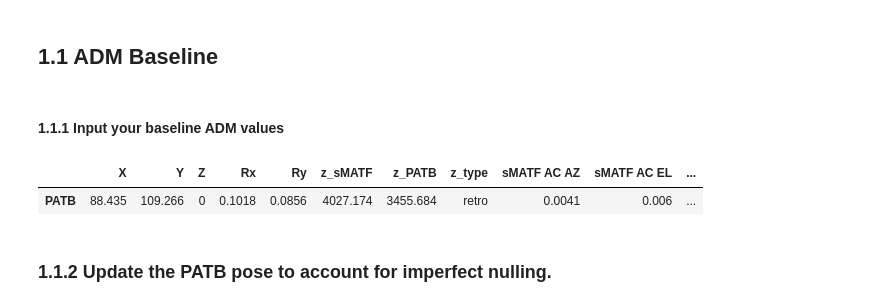
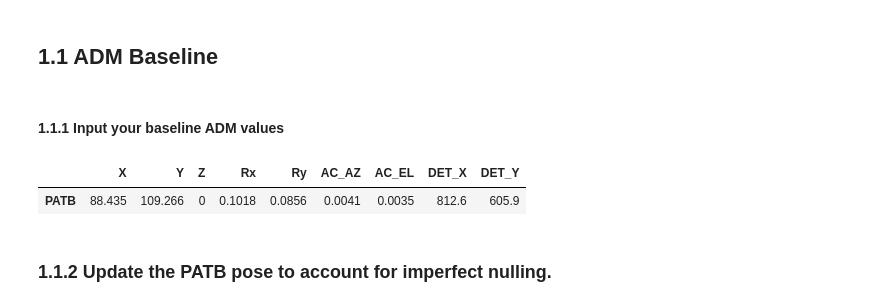
Before and after one commit to evanbray1/ADMTools, a Jupyter notebook: Pose Updater.ipynb, the cells around one changed output. Drawn from its saved outputs; the diff is of its cells as text; code cells hidden in the pictures.

```diff
--- a/Pose Updater.ipynb
+++ b/Pose Updater.ipynb
@@ -84,34 +87,18 @@ if not any(np.isfinite(pose_actual.values.astype(float)).ravel()):
 #### 1.1.1 Input your baseline ADM values
 # %%
 # 4/1 SES cold
-#z_null_sMATF_baseline = 4.027174*1000.
-#z_null_PATB_baseline = 3.455684*1000.
-#sMATF_baseline = pd.DataFrame(dict({'AC_AZ':0.0041,'AC_EL':0.006,'DET_X':811.9,'DET_Y':604.6}),index=['sMATF'])
-#p_null_PATB_baseline_encoder = pd.DataFrame(dict({'X':88.435, 'Y':109.266,'Z':0,'Rx':0.1018,'Ry':0.0856,
-#                                                  'AC_AZ':0.0041,'AC_EL':0.0035,'DET_X':812.6,'DET_Y':605.9}),index=['PATB'])
-
-p_null_PATB_baseline_encoder = pd.DataFrame(dict({'X':88.435, 'Y':109.266,'Z':0,
-                                                  'Rx':0.1018,'Ry':0.0856,
-                                                  'z_sMATF':4.027174*1000.,
-                                                  'z_PATB':3.455684*1000.,
-                                                  'z_type':'retro',
-                                                  'sMATF AC AZ':0.0041,
-                                                  'sMATF AC EL':0.006,
-                                                  'PATB AC AZ':0.0041,
-                                                  'PATB AC EL':0.0035,
-                                                  'sMATF Pri LED X':811.9,
-                                                  'sMATF Pri LED Y':604.6,
-                                                  'PATB Pri LED X':812.6,
-                                                  'PATB Pri LED Y':605.9,
-                                                  'date':'4/1/2023'
-                                                 }),index=['PATB'])
+z_null_sMATF_baseline = 4.027174*1000.
+z_null_PATB_baseline = 3.455684*1000.
+sMATF_baseline = pd.DataFrame(dict({'AC_AZ':0.0041,'AC_EL':0.006,'DET_X':811.9,'DET_Y':604.6}),index=['sMATF'])
+p_null_PATB_baseline_encoder = pd.DataFrame(dict({'X':88.435, 'Y':109.266,'Z':0,'Rx':0.1018,'Ry':0.0856,
+                                                  'AC_AZ':0.0041,'AC_EL':0.0035,'DET_X':812.6,'DET_Y':605.9}),index=['PATB'])
 
 p_null_PATB_baseline = calculate_5DOF_from_encoders(p_null_PATB_baseline_encoder)
 
 p_null_offset = np.array([-90.,-110.,-10.]) #PATB is not on the POA boresight. It is offset by this much
 p_null_PATB_baseline_encoder
 # %% [output]
-|  | X | Y | Z | Rx | Ry | z_sMATF | z_PATB | z_type | sMATF AC AZ | sMATF AC EL | ... |
-| PATB | 88.435 | 109.266 | 0 | 0.1018 | 0.0856 | 4027.174 | 3455.684 | retro | 0.0041 | 0.006 | ... |
+|  | X | Y | Z | Rx | Ry | AC_AZ | AC_EL | DET_X | DET_Y |
+| PATB | 88.435 | 109.266 | 0 | 0.1018 | 0.0856 | 0.0041 | 0.0035 | 812.6 | 605.9 |
 # %% [markdown]
 ### 1.1.2 Update the PATB pose to account for imperfect nulling.
```
Also changed, not shown: parts of 18 cells of this notebook, 1 other file.
